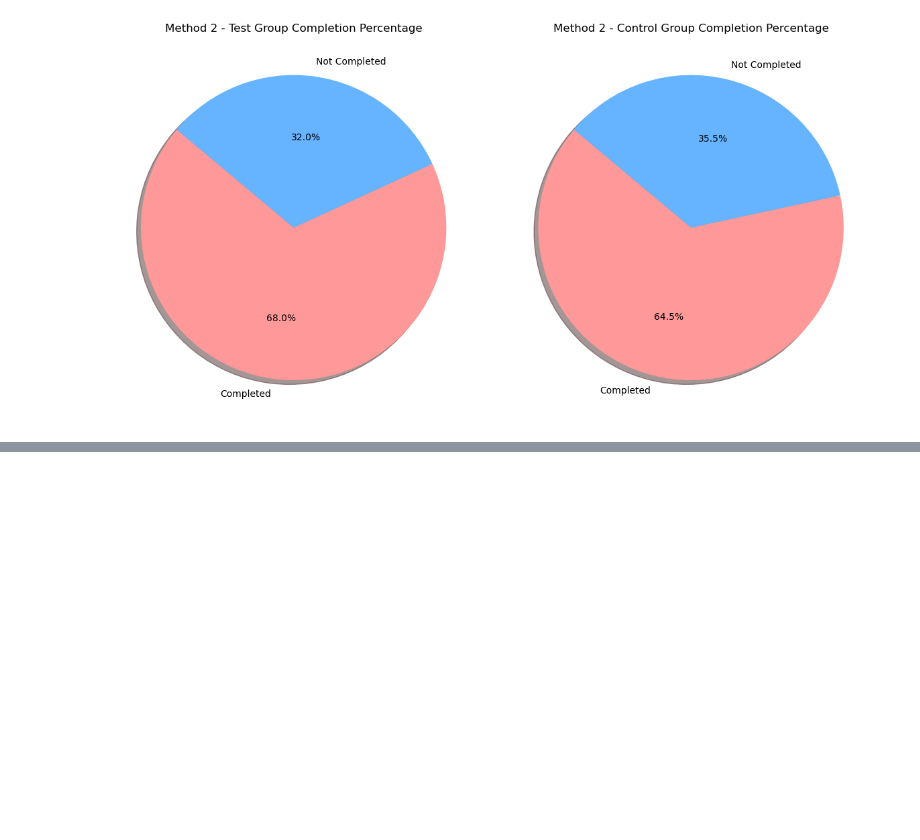
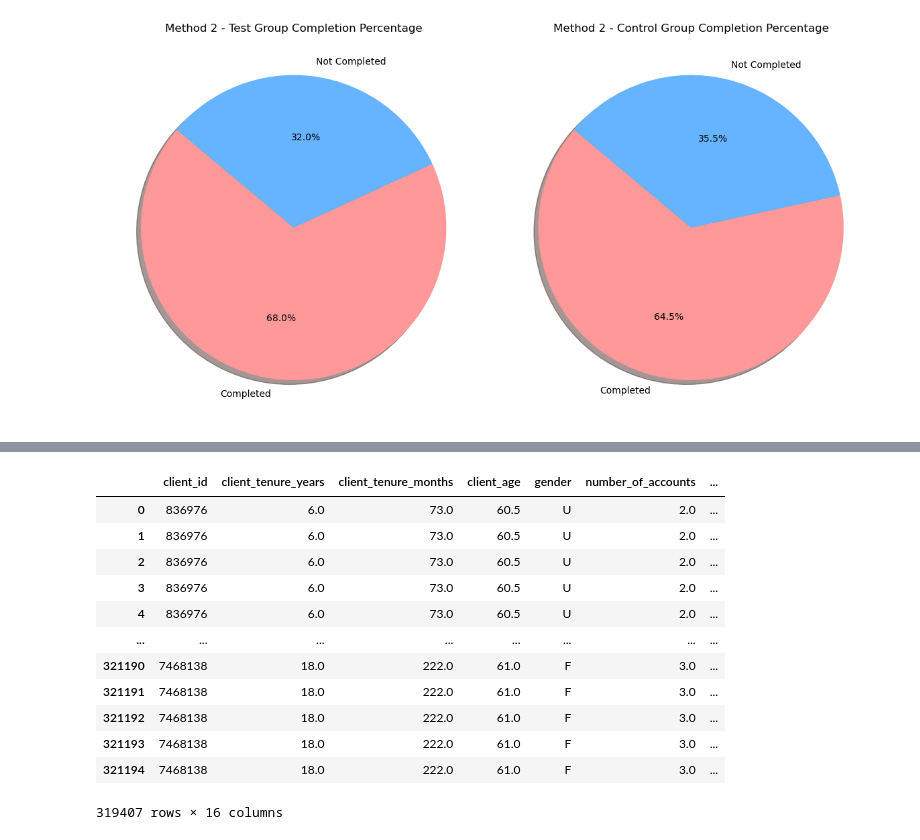
Before and after one commit to MustafaAldabbas/Project-Two-Big, a Jupyter notebook: Notebooks/Mustafa.ipynb, the cells around one changed output, grey strips where cells are left out. Cells and saved outputs as stored; diff of their text form; code cells hidden in the pictures; blank space fills up the shorter version.

```diff
--- a/Notebooks/Mustafa.ipynb
+++ b/Notebooks/Mustafa.ipynb
@@ -1344,0 +1415,40 @@ The Percentage of the clients who completed all the steps in the CONTROL group i
+# %%
+# Filter the dataset to include only the A/B testing period (3/15/2017 to 6/20/2017)
+start_date = pd.to_datetime('2017-03-15')
+end_date = pd.to_datetime('2017-06-20')
+df['datetime'] = pd.to_datetime(df['datetime'])
+df_ab_test = df[(df['datetime'] >= start_date) & (df['datetime'] <= end_date)]
+
+# Create a new column indicating completion
+df_ab_test['completed'] = df_ab_test['process_step'] == 'confirm'
+
+# Evaluate Design Effectiveness
+print("Design Effectiveness:")
+print(f"Control Group Completion Rate: {control_completion_rate:.2%}")
+print(f"Test Group Completion Rate: {test_completion_rate:.2%}")
+
+if p_value < 0.05:
+    print("The difference in completion rates between the control and test groups is statistically significant (p < 0.05).")
+else:
+    print("The difference in completion rates between the control and test groups is not statistically significant (p >= 0.05).")
+
+if p_value_z < 0.05:
+    print("The observed increase in completion rate meets or exceeds the 5% threshold (p < 0.05).")
+else:
+    print("The observed increase in completion rate does not meet or exceed the 5% threshold (p >= 0.05).")
+
+if p_chi2 < 0.05:
+    print("There is a significant association between the design type and completion status (p < 0.05).")
+else:
+    print("There is no significant association between the design type and completion status (p >= 0.05).")
+
+# Evaluate Duration
+print("\nDuration:")
+print("The experiment duration from 3/15/2017 to 6/20/2017 is approximately three months, which appears sufficient for gathering meaningful data.")
+
+# Evaluate Additional Data Needs
+print("\nAdditional Data Needs:")
+print("1. User Satisfaction: Collecting user feedback through surveys can provide insights into the qualitative aspects of user experience.")
+print("2. Time Spent on Each Step: Analyzing the time users spend on each step can help identify any bottlenecks or steps that users find difficult.")
+print("3. Error Rates: Tracking the frequency and types of errors encountered by users can help identify specific areas of improvement in the design.")
+print("4. Demographic Data: Analyzing completion rates across different demographic groups can help understand if the new design is effective for all user segments or if it needs further customization.")
@@ -1344,0 +1471,16 @@ The Percentage of the clients who completed all the steps in the CONTROL group i
+# %%
+df
+# %% [output]
+|  | client_id | client_tenure_years | client_tenure_months | client_age | gender | number_of_accounts | ... |
+| 0 | 836976 | 6.0 | 73.0 | 60.5 | U | 2.0 | ... |
+| 1 | 836976 | 6.0 | 73.0 | 60.5 | U | 2.0 | ... |
+| 2 | 836976 | 6.0 | 73.0 | 60.5 | U | 2.0 | ... |
+| 3 | 836976 | 6.0 | 73.0 | 60.5 | U | 2.0 | ... |
+| 4 | 836976 | 6.0 | 73.0 | 60.5 | U | 2.0 | ... |
+| ... | ... | ... | ... | ... | ... | ... | ... |
+| 321190 | 7468138 | 18.0 | 222.0 | 61.0 | F | 3.0 | ... |
+| 321191 | 7468138 | 18.0 | 222.0 | 61.0 | F | 3.0 | ... |
+| 321192 | 7468138 | 18.0 | 222.0 | 61.0 | F | 3.0 | ... |
+| 321193 | 7468138 | 18.0 | 222.0 | 61.0 | F | 3.0 | ... |
+| 321194 | 7468138 | 18.0 | 222.0 | 61.0 | F | 3.0 | ... |
+319407 rows × 16 columns
```
Also changed, not shown: parts of 8 cells of this notebook, 1 other file.
